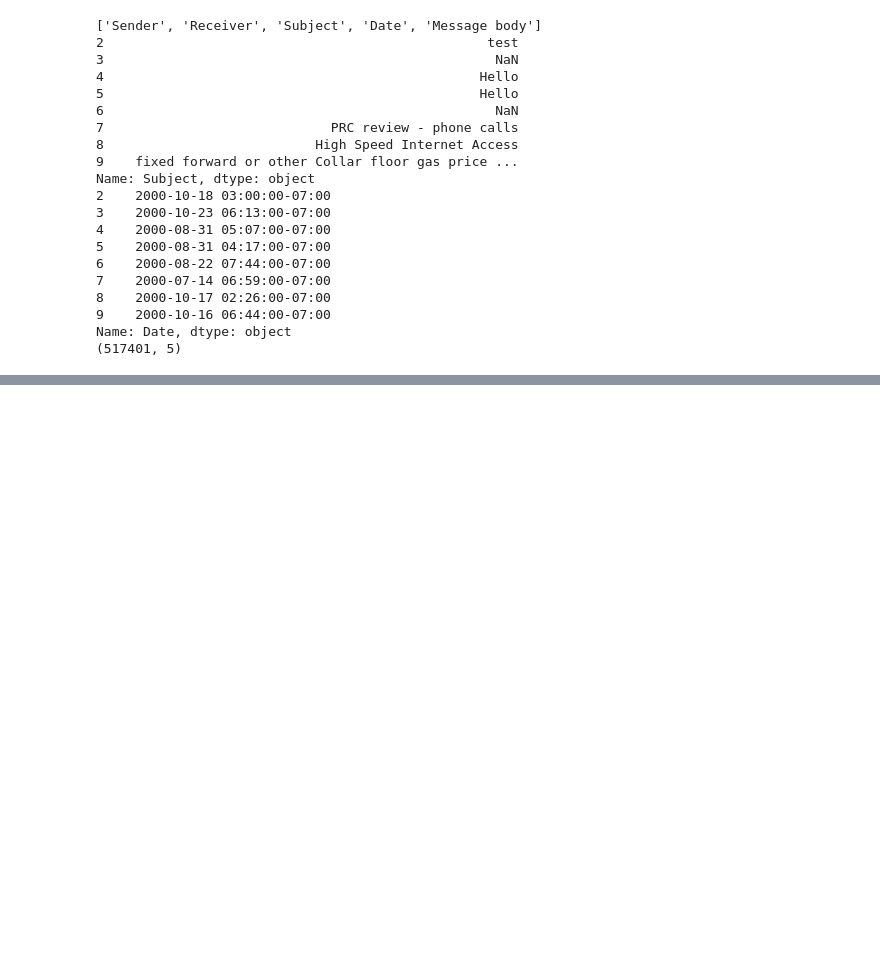
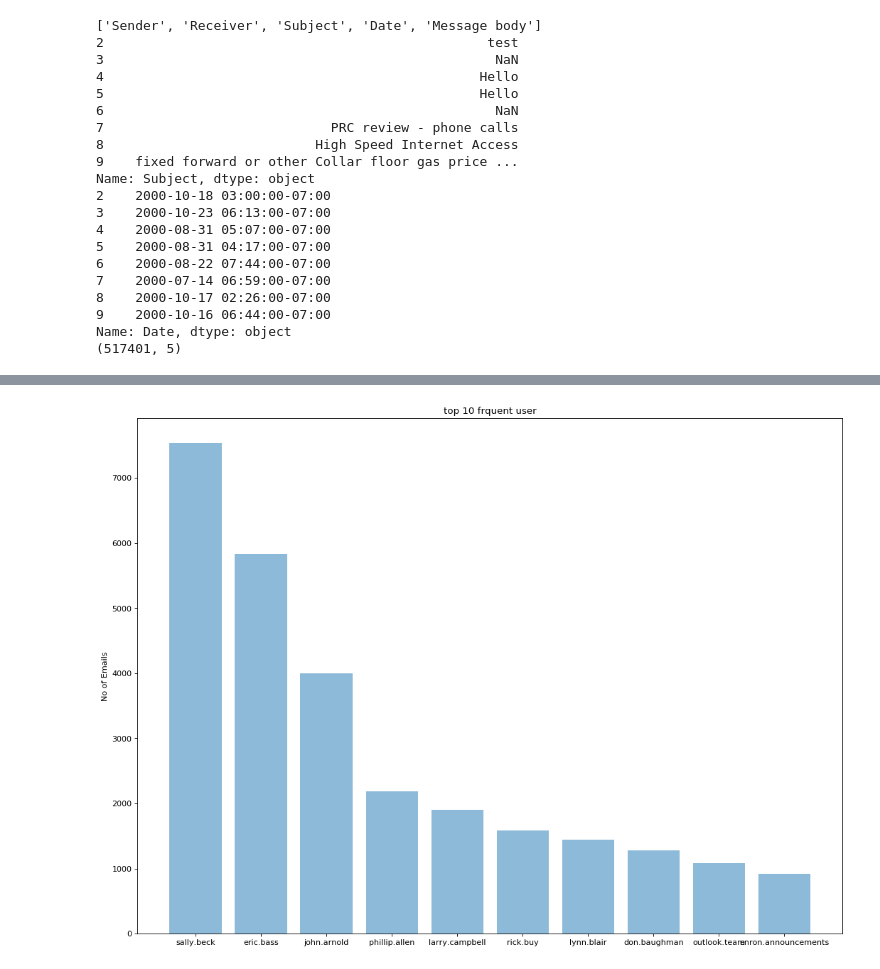
Before and after one commit to Aditya-11/Eron-Email-Analysis, a Jupyter notebook: python_project.ipynb, the cells around one changed output, grey strips where cells are left out. Cells and saved outputs as stored; diff of their text form; code cells hidden in the pictures; blank space fills up the shorter version.

```diff
--- a/python_project.ipynb
+++ b/python_project.ipynb
@@ -191,0 +226,15 @@ figure1 = df1.loc[indices].groupby('Day_week')['Sender'].count().plot()
+# %%
+# frequent user plot
+from matplotlib.pyplot import figure
+figure(num=None, figsize=(16, 12), dpi=80, facecolor='w', edgecolor='k')
+
+plt.bar(y_pos, emails, align='center', alpha=0.5)
+plt.xticks(y_pos, name)
+plt.ylabel('No of Emails')
+plt.title('top 10 frquent user')
+
+#plt.figure(figsize = (10,8))
+
+plt.show()
+# %% [output]
+[figure, added]
```
Also changed, not shown: parts of 7 cells of this notebook.
